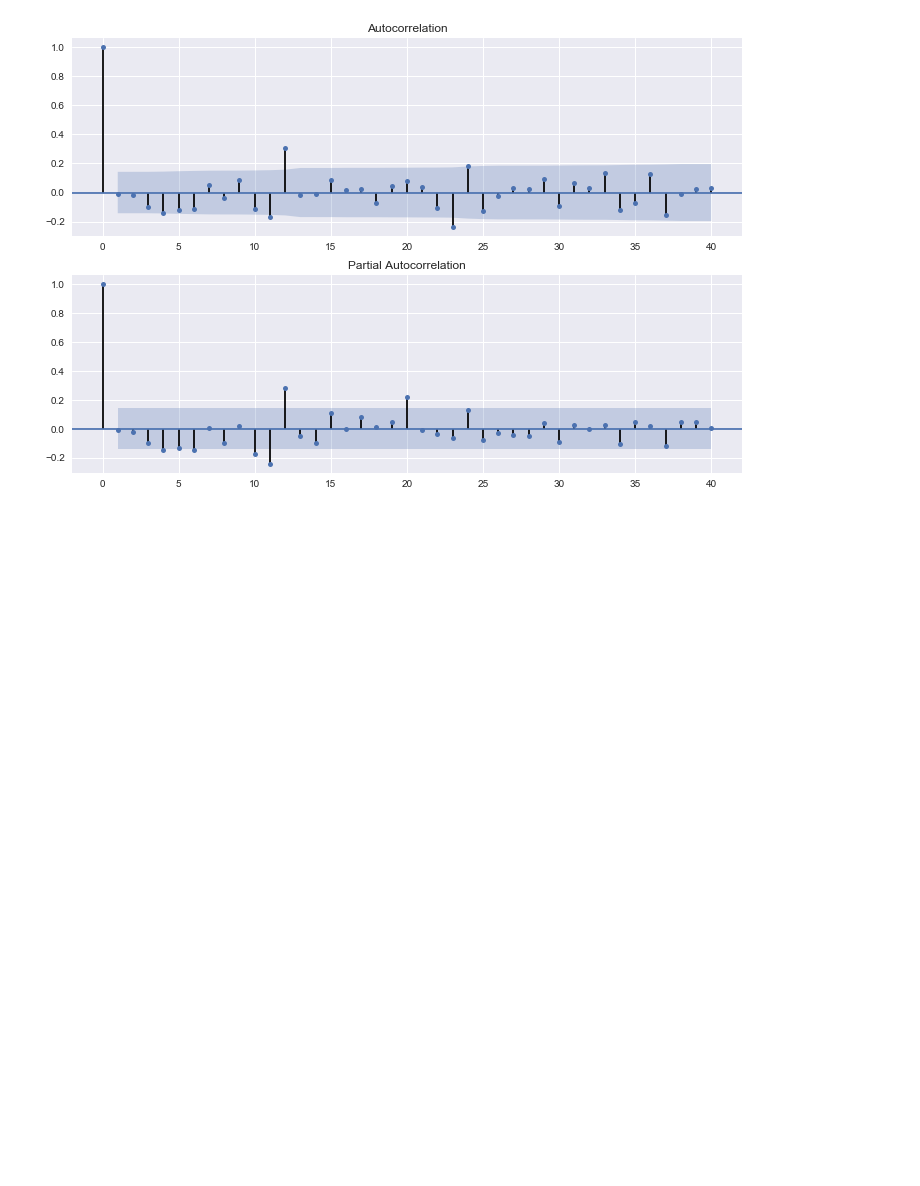
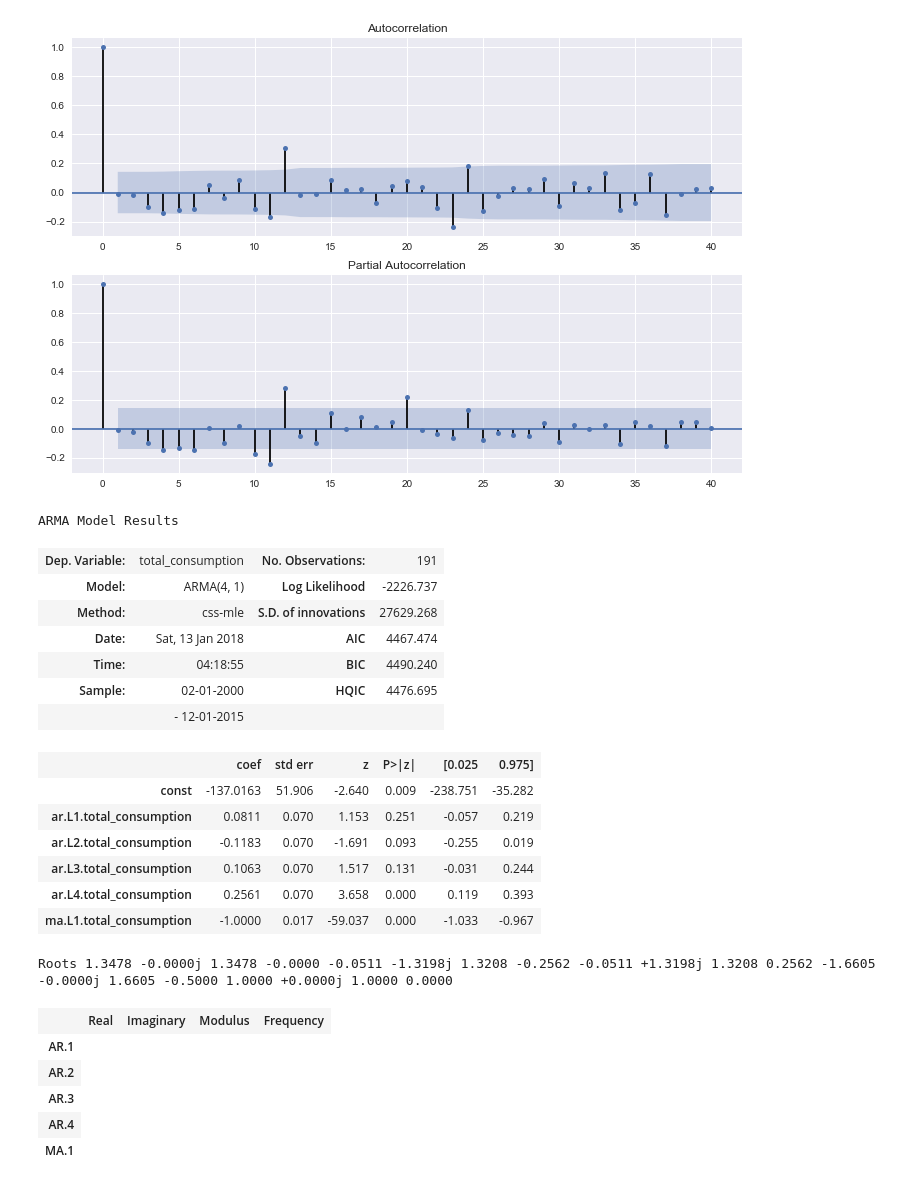
Before and after one commit to taishiroyamada/graduation_thesis_dayo, a Jupyter notebook: sotsuron_data7.ipynb, the cells around one changed output. Drawn from its saved outputs; the diff is of its cells as text; code cells hidden in the pictures; blank space fills up the shorter version.

```diff
--- a/sotsuron_data7.ipynb
+++ b/sotsuron_data7.ipynb
@@ -392,6 +393,31 @@ ax2 = fig.add_subplot(212)
 fig = sm.graphics.tsa.plot_pacf(resid, lags=40, ax=ax2)
 # %% [output]
 [figure]
+# %%
+arma.summary()
+# %% [output]
+ARMA Model Results
+| Dep. Variable: | total_consumption | No. Observations: | 191 |
+| Model: | ARMA(4, 1) | Log Likelihood | -2226.737 |
+| Method: | css-mle | S.D. of innovations | 27629.268 |
+| Date: | Sat, 13 Jan 2018 | AIC | 4467.474 |
+| Time: | 04:18:55 | BIC | 4490.240 |
+| Sample: | 02-01-2000 | HQIC | 4476.695 |
+|  | - 12-01-2015 |  |  |
+|  | coef | std err | z | P>|z| | [0.025 | 0.975] |
+| const | -137.0163 | 51.906 | -2.640 | 0.009 | -238.751 | -35.282 |
+| ar.L1.total_consumption | 0.0811 | 0.070 | 1.153 | 0.251 | -0.057 | 0.219 |
+| ar.L2.total_consumption | -0.1183 | 0.070 | -1.691 | 0.093 | -0.255 | 0.019 |
+| ar.L3.total_consumption | 0.1063 | 0.070 | 1.517 | 0.131 | -0.031 | 0.244 |
+| ar.L4.total_consumption | 0.2561 | 0.070 | 3.658 | 0.000 | 0.119 | 0.393 |
+| ma.L1.total_consumption | -1.0000 | 0.017 | -59.037 | 0.000 | -1.033 | -0.967 |
+Roots 1.3478 -0.0000j 1.3478 -0.0000 -0.0511 -1.3198j 1.3208 -0.2562 -0.0511 +1.3198j 1.3208 0.2562 -1.6605 -0.0000j 1.6605 -0.5000 1.0000 +0.0000j 1.0000 0.0000
+|  | Real | Imaginary | Modulus | Frequency |
+| AR.1 |
+| AR.2 |
+| AR.3 |
+| AR.4 |
+| MA.1 |
 # %%
 results.summary()
 # %% [output]
```
Also changed, not shown: parts of 18 cells of this notebook.
